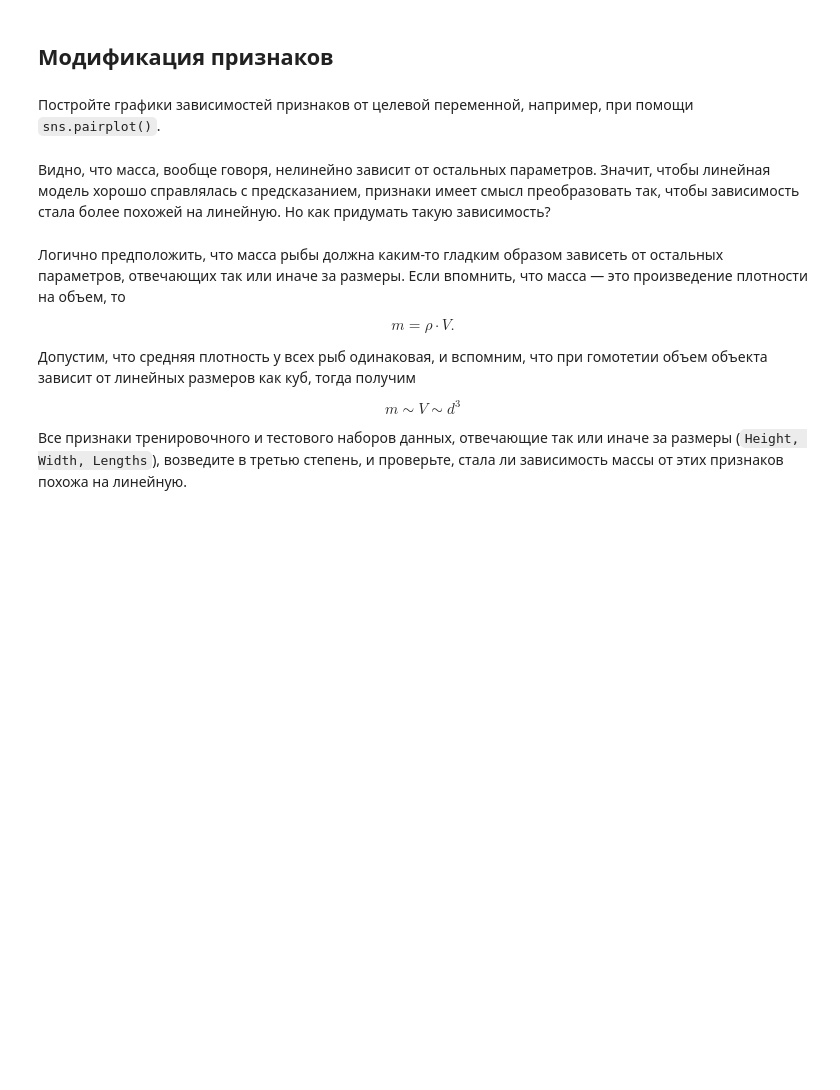
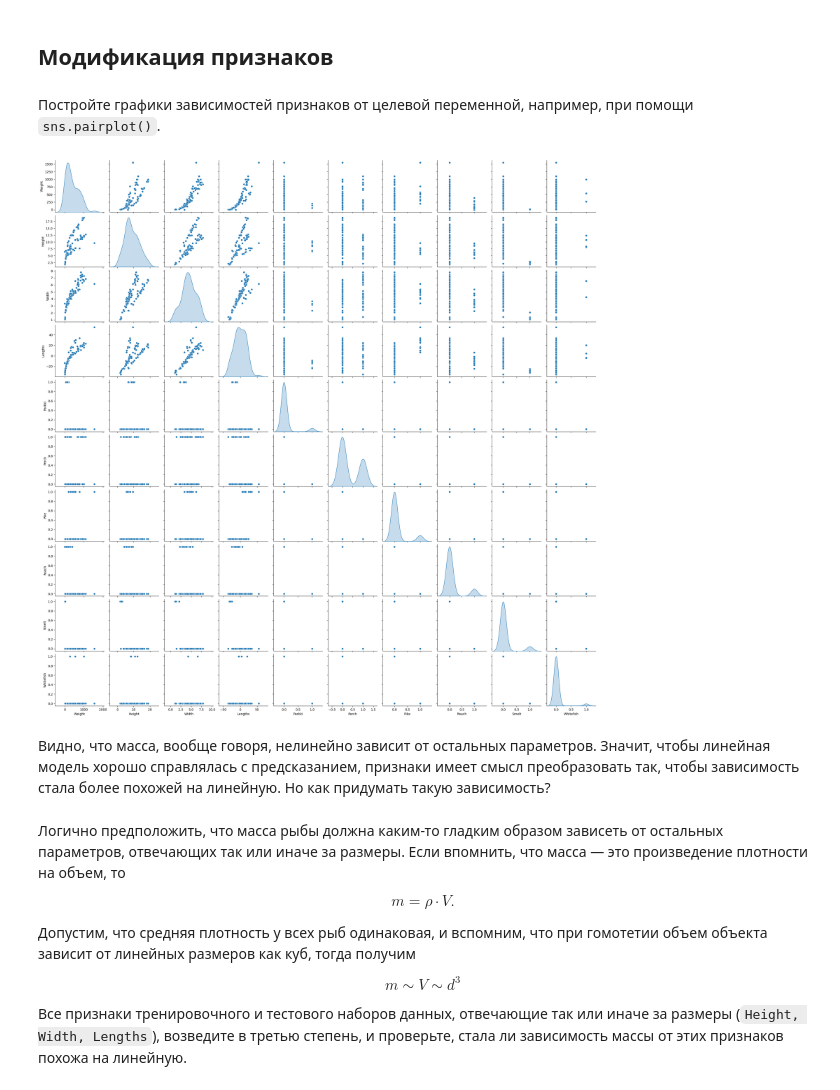
Before and after one commit to nadyaloseva/Course_of_ML_itmo, a Jupyter notebook: Exercise_2.ipynb, the cells around one changed output. Cells and saved outputs as stored; diff of their text form; code cells hidden in the pictures; blank space fills up the shorter version.

```diff
--- a/Exercise_2.ipynb
+++ b/Exercise_2.ipynb
@@ -126,17 +137,18 @@ X_test =  X_test.drop(columns=['Length2','Length1','Length3'])
 # %% [markdown]
 Обучите базовую модель линейной регресси на полученных тренировочных данных, снова выбросив категориальные признаки. Выполните предсказания для тестовых данных, оцените при помощи <code>r2_score()</code>.
 # %%
-# Применение one-hot encoding
-x_train = pd.get_dummies(x_train)
-y_train = pd.get_dummies(y_train)
+# Применяем one-hot encoding к тренировочным данным
+y_train = pd.get_dummies(y_train, drop_first=True)
+Y_test = pd.get_dummies(Y_test, drop_first=True)
 
 reg = LinearRegression()
 
 model = reg.fit(x_train,y_train)
 
-# Прогнозирование
-predictions = reg.predict(x_train)
+# Прогнозирование на тестовых данных
+predictions = reg.predict(X_test)
 
-# Оценка (R²)
-model.score(x_train,x_train_pred)
+# Оценка модели с помощью r2_score
+r2 = r2_score(Y_test, predictions)
+print(f"R² score: {r2}")
 # %% [output]
@@ -152,3 +162,15 @@ model.score(x_train,x_train_pred)
+# %%
+#y_train_series = pd.Series(y_train, name='Target')  # Задайте правильное имя целевой переменной
+
+# Объединяем тренировочный набор данных с целевой переменной для построения pairplot
+train_data = pd.concat([x_train, y_train], axis=1)
+
+# Построение pairplot
+sns.pairplot(train_data, diag_kind='kde')
+
+plt.show()
+# %% [output]
+[figure, added]
 # %% [markdown]
 Видно, что масса, вообще говоря, нелинейно зависит от остальных параметров. Значит, чтобы линейная модель хорошо справлялась с предсказанием, признаки имеет смысл преобразовать так, чтобы зависимость стала более похожей на линейную. Но как придумать такую зависимость?
 # %% [markdown]
```
Also changed, not shown: parts of 39 cells of this notebook.
